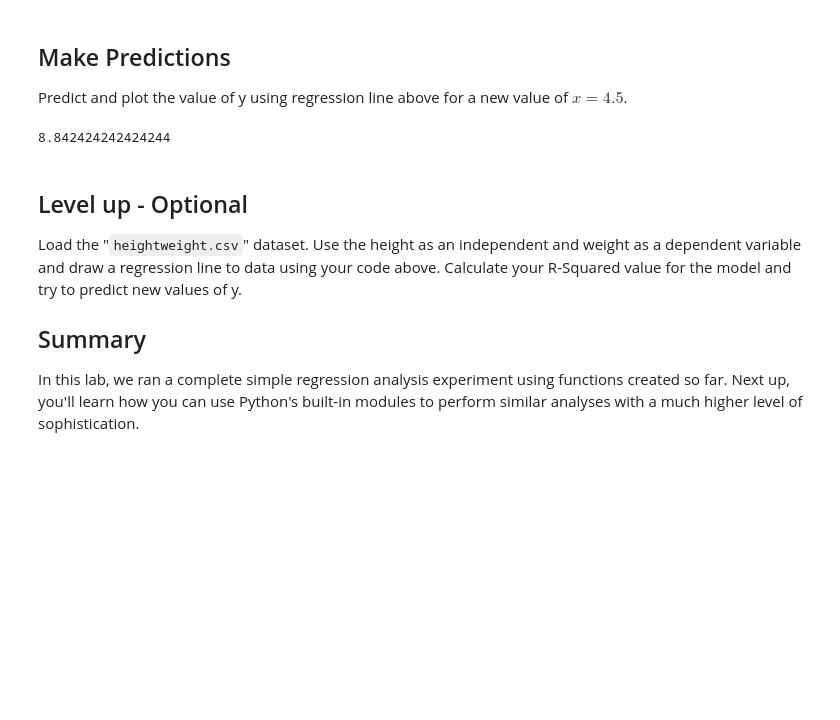
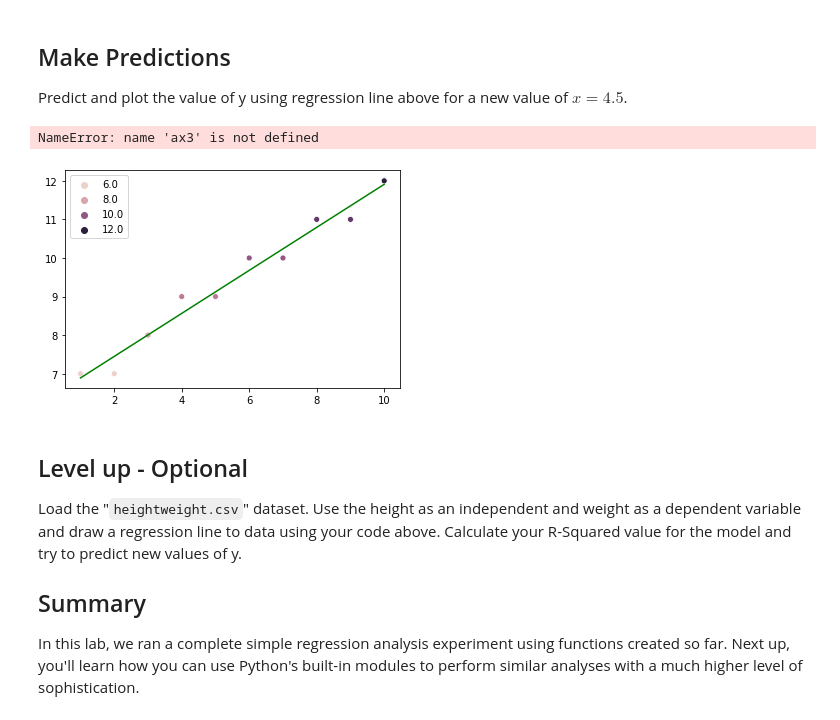
Before and after one commit to daveajstearns/dsc-complete-regression-lab-nyc-ds-021720, a Jupyter notebook: index.ipynb, the cells around one changed output. Cells and saved outputs as stored; diff of their text form; code cells hidden in the pictures; blank space fills up the shorter version.

```diff
--- a/index.ipynb
+++ b/index.ipynb
@@ -107,20 +107,21 @@ Predict and plot the value of y using regression line above for a new value of $
 # %%
 # Make prediction for x = 4.5 and visualize on the scatter plot
 
 x_new = 4.5
 y_predicted = (calc_slope(X,Y)*x_new + y_int(Y, calc_slope(X,Y), X))
 y_predicted
 
 fig, ax = plt.subplots()
 ax1 = sns.scatterplot(x= X, y= Y, hue=Y)
 ax2 = sns.lineplot(x=x_pnts, y=y_pnts, color='green')
-ax3.sns.scatterplot(x=x_new, y=y_predicted, s=1)
+ax3.sns.scatterplot(x=x_new, y=y_predicted, s=150, color='black')
 plt.xlabel('Independent')
 plt.ylabel('Dependent')
 plt.legend(['Regression Line','Data'])
 plt.show()
 # %% [output]
-8.842424242424244
+NameError: name 'ax3' is not defined
+[figure, added]
 # %% [markdown]
 ## Level up - Optional
 Load the "`heightweight.csv`" dataset. Use the height as an independent and weight as a dependent variable and draw a regression line to data using your code above. Calculate your R-Squared value for the model and try to predict new values of y.
```
